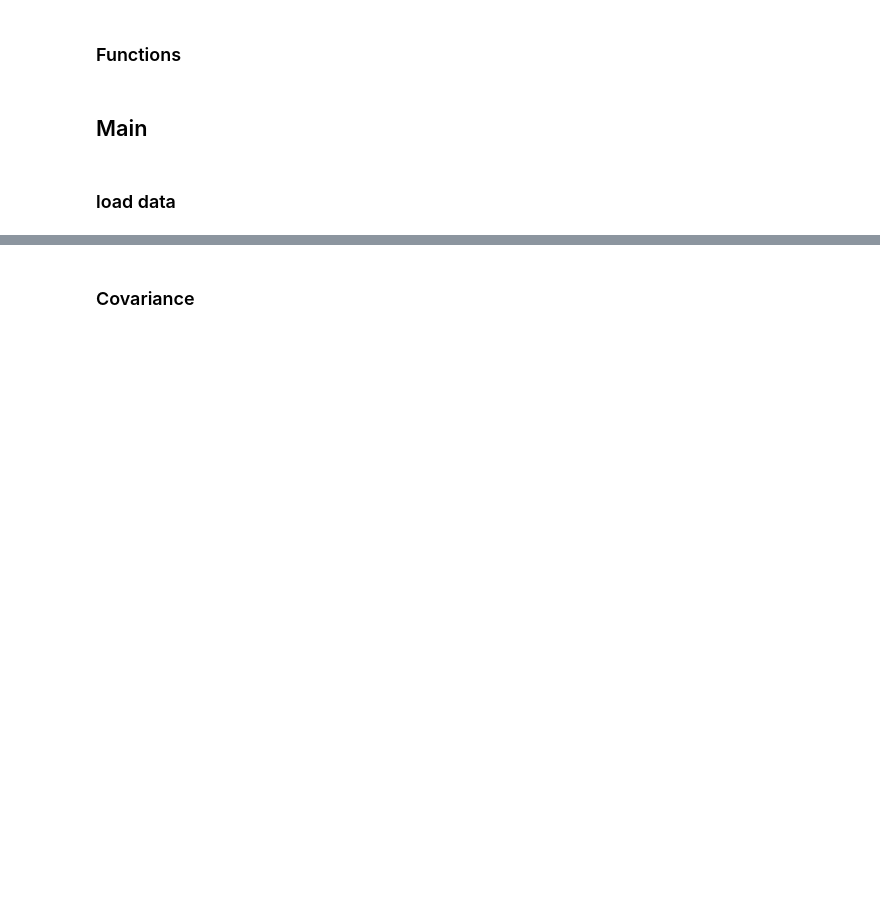
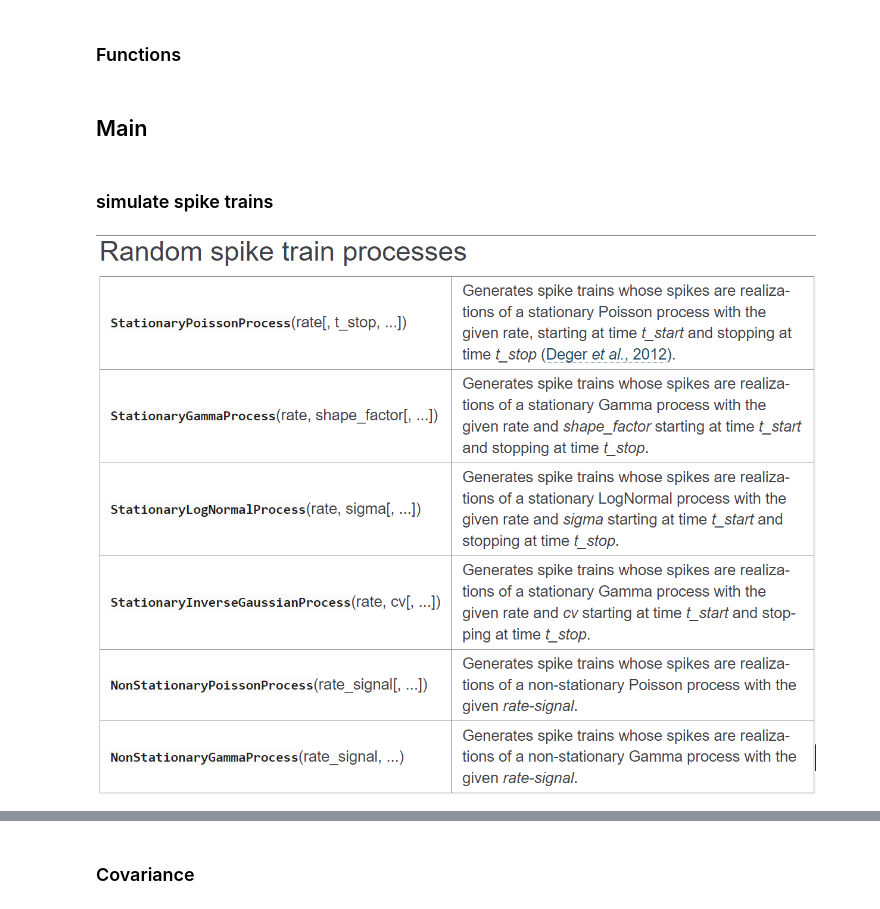
Before and after one commit to mwprestonjr/spike_synchrony, a Jupyter notebook: notebooks/demo_spike_train_correlation.ipynb, the cells around one changed output, grey strips where cells are left out. Saved outputs shown, nothing was run; the diff lists cells and outputs as text; code cells hidden in the pictures; blank space fills up the shorter version.

Commit message:
feat: begin demo_spike_train_corr...

```diff
--- a/notebooks/demo_spike_train_correlation.ipynb
+++ b/notebooks/demo_spike_train_correlation.ipynb
@@ -27,4 +28,9 @@ if not os.path.exists(dir_out):
 # %% [markdown]
 ## Main
 # %% [markdown]
-### load data
+### simulate spike trains
+# %%
+# Elephant provides several function for generating spike trains
+display.Image("../figures/ipynb_images/elephant_spike_train_generation.png")
+# %% [output]
+[figure, added]
```
Also changed, not shown: parts of 6 cells of this notebook.
